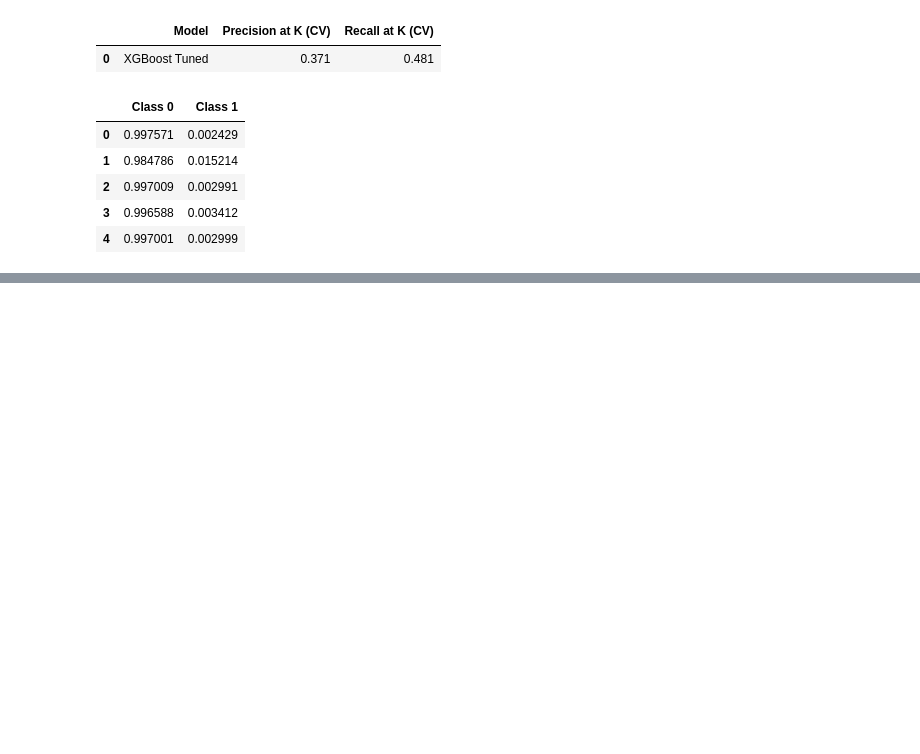
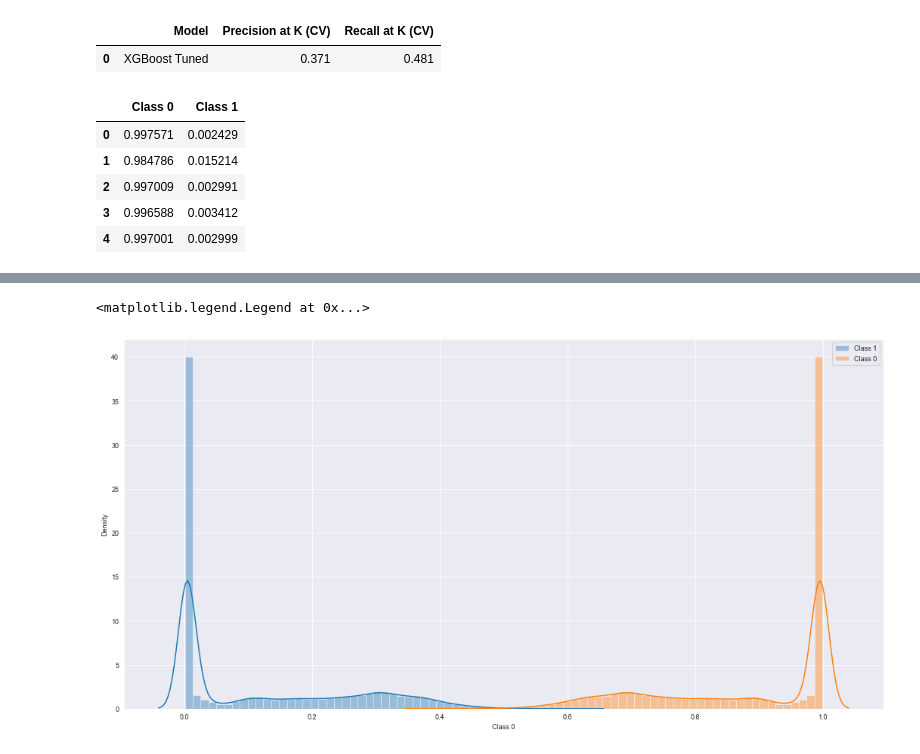
Before and after one commit to andre-ls/insurance-cross-sell, a Jupyter notebook: Code/main_notebook.ipynb, the cells around one changed output, grey strips where cells are left out. Drawn from its saved outputs; the diff is of its cells as text; code cells hidden in the pictures; blank space fills up the shorter version.

```diff
--- a/Code/main_notebook.ipynb
+++ b/Code/main_notebook.ipynb
@@ -662,0 +690,7 @@ model_predictions.to_pickle('../Data/model_predictions.pkl')
+# %%
+ax = sns.distplot(model_predictions['Class 1'],label='Class 1')
+sns.distplot(model_predictions['Class 0'],ax=ax,label='Class 0')
+plt.legend()
+# %% [output]
+<matplotlib.legend.Legend at 0x...>
+[figure, added]
```
Also changed, not shown: parts of 24 cells of this notebook.
